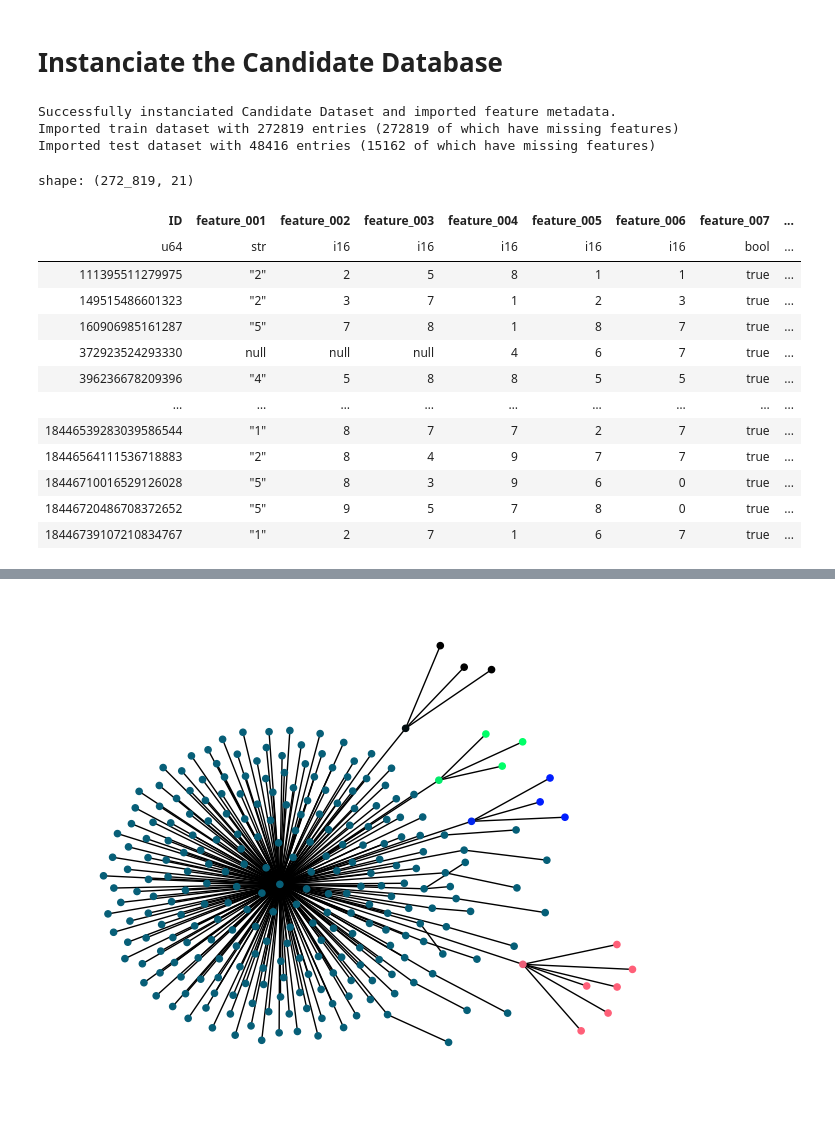
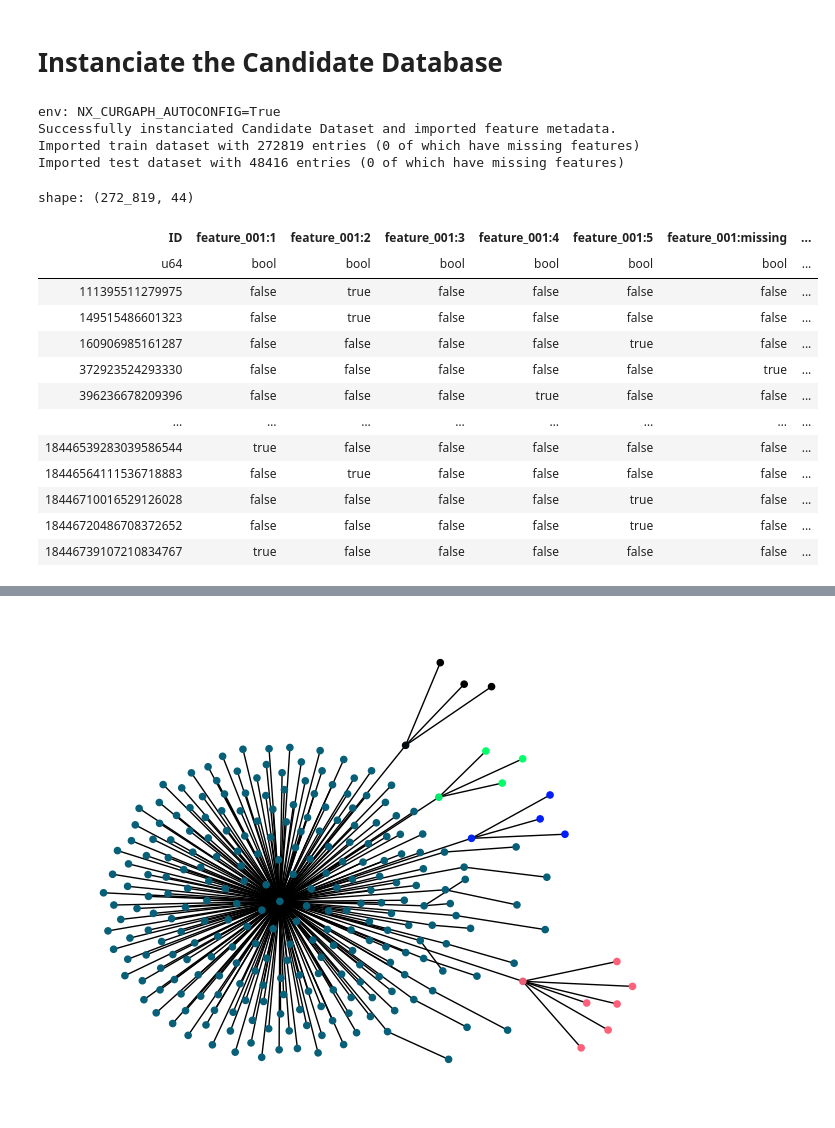
Before and after one commit to MatthiasPersonnaz/Mercor_Cheating_Detection, a Jupyter notebook: Mercor_Cheating_Detection.ipynb, the cells around one changed output, grey strips where cells are left out. Saved outputs shown, nothing was run; the diff lists cells and outputs as text; code cells hidden in the pictures.

```diff
--- a/Mercor_Cheating_Detection.ipynb
+++ b/Mercor_Cheating_Detection.ipynb
@@ -3,37 +3,38 @@
 # %%
 import networkx
 import polars as pl
-# %env NX_CURGAPH_AUTOCONFIG=True
+%env NX_CURGAPH_AUTOCONFIG=True
 import networkx as nx
 import candidate_dataset
 
 DATA_PATH = "./data/"
 METADATA_PATH = "./metadata/"
 
 dataset = candidate_dataset.CandidateDataset(
     source_train=DATA_PATH + "train.csv",
     source_test=DATA_PATH + "test.csv",
     source_feature_data=METADATA_PATH + "feature_metadata_refined.json",
 )
 
-dataset.build_pipeline(limit=None, fill_missing=False, encode_categorical=False, normalize_cols=False)
+dataset.build_pipeline(limit=None, fill_missing=True, encode_categorical=True, normalize_cols=True)
 dataset.build_candidate_id_set()
 dataset.df_train.sort(by="ID").select(sorted(dataset.df_train.columns))
 # %% [output]
+env: NX_CURGAPH_AUTOCONFIG=True
 Successfully instanciated Candidate Dataset and imported feature metadata.
-Imported train dataset with 272819 entries (272819 of which have missing features)
-Imported test dataset with 48416 entries (15162 of which have missing features)
+Imported train dataset with 272819 entries (0 of which have missing features)
+Imported test dataset with 48416 entries (0 of which have missing features)
-shape: (272_819, 21)
+shape: (272_819, 44)
-| ID | feature_001 | feature_002 | feature_003 | feature_004 | feature_005 | feature_006 | feature_007 | ... |
-| u64 | str | i16 | i16 | i16 | i16 | i16 | bool | ... |
-| 111395511279975 | "2" | 2 | 5 | 8 | 1 | 1 | true | ... |
-| 149515486601323 | "2" | 3 | 7 | 1 | 2 | 3 | true | ... |
-| 160906985161287 | "5" | 7 | 8 | 1 | 8 | 7 | true | ... |
-| 372923524293330 | null | null | null | 4 | 6 | 7 | true | ... |
-| 396236678209396 | "4" | 5 | 8 | 8 | 5 | 5 | true | ... |
-| … | … | … | … | … | … | … | … | ... |
-| 18446539283039586544 | "1" | 8 | 7 | 7 | 2 | 7 | true | ... |
-| 18446564111536718883 | "2" | 8 | 4 | 9 | 7 | 7 | true | ... |
-| 18446710016529126028 | "5" | 8 | 3 | 9 | 6 | 0 | true | ... |
-| 18446720486708372652 | "5" | 9 | 5 | 7 | 8 | 0 | true | ... |
-| 18446739107210834767 | "1" | 2 | 7 | 1 | 6 | 7 | true | ... |
+| ID | feature_001:1 | feature_001:2 | feature_001:3 | feature_001:4 | feature_001:5 | feature_001:missing | ... |
+| u64 | bool | bool | bool | bool | bool | bool | ... |
+| 111395511279975 | false | true | false | false | false | false | ... |
+| 149515486601323 | false | true | false | false | false | false | ... |
+| 160906985161287 | false | false | false | false | true | false | ... |
+| 372923524293330 | false | false | false | false | false | true | ... |
+| 396236678209396 | false | false | false | true | false | false | ... |
+| … | … | … | … | … | … | … | ... |
+| 18446539283039586544 | true | false | false | false | false | false | ... |
+| 18446564111536718883 | false | true | false | false | false | false | ... |
+| 18446710016529126028 | false | false | false | false | true | false | ... |
+| 18446720486708372652 | false | false | false | false | true | false | ... |
+| 18446739107210834767 | true | false | false | false | false | false | ... |
```
Also changed, not shown: parts of 13 cells of this notebook, 3 other files.
